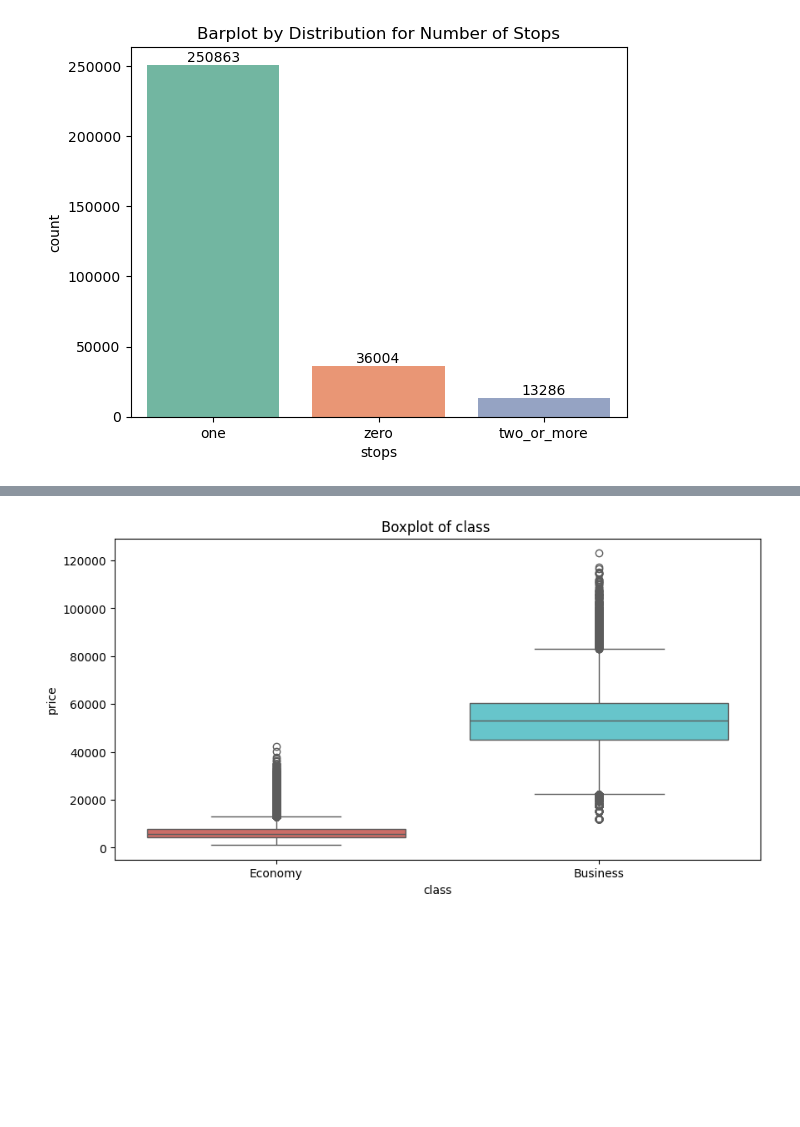
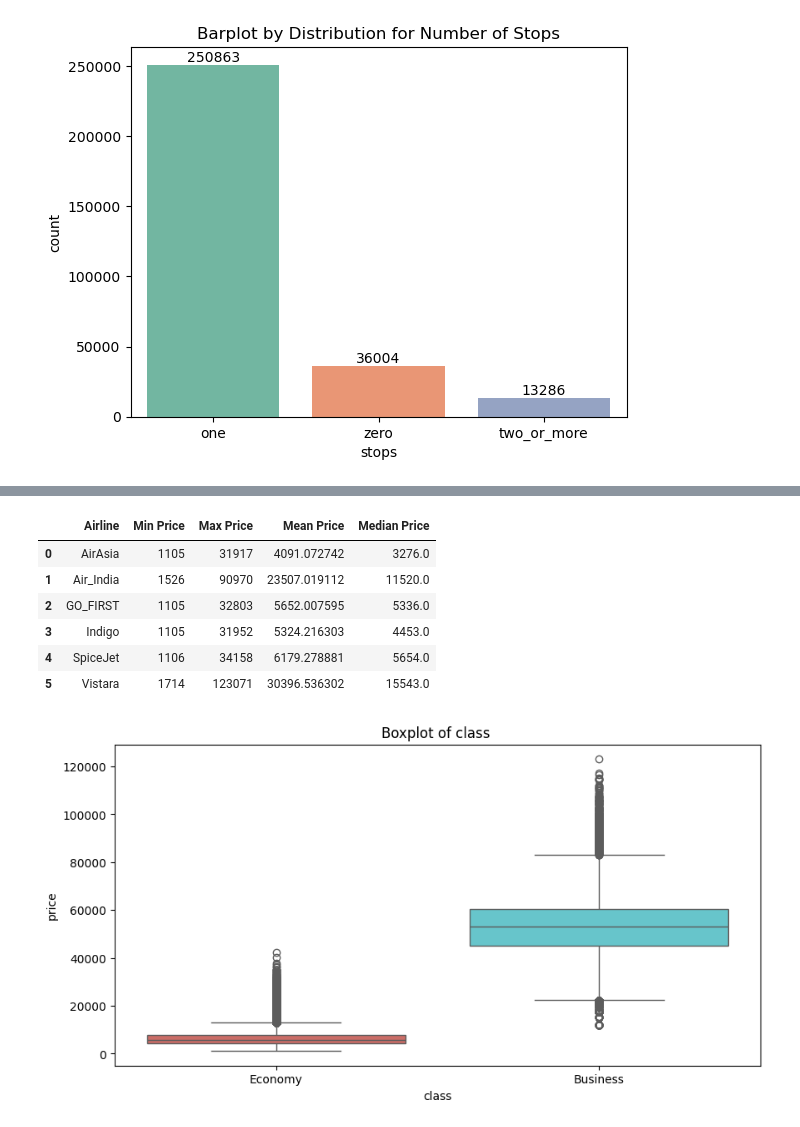
Before and after one commit to Aarzooj/CS343-Machine-Learning-Project, a Jupyter notebook: ML_midreport_EDA.ipynb, the cells around one changed output, grey strips where cells are left out. Drawn from its saved outputs; the diff is of its cells as text; code cells hidden in the pictures; blank space fills up the shorter version.

```diff
--- a/ML_midreport_EDA.ipynb
+++ b/ML_midreport_EDA.ipynb
@@ -158,3 +158,17 @@ plt.show()
+# %%
+
+price_summary = df.groupby('airline')['price'].agg(['min', 'max', 'mean', 'median']).reset_index()
+price_summary.columns = ['Airline', 'Min Price', 'Max Price', 'Mean Price', 'Median Price']
+# %%
+price_summary
+# %% [output]
+|  | Airline | Min Price | Max Price | Mean Price | Median Price |
+| 0 | AirAsia | 1105 | 31917 | 4091.072742 | 3276.0 |
+| 1 | Air_India | 1526 | 90970 | 23507.019112 | 11520.0 |
+| 2 | GO_FIRST | 1105 | 32803 | 5652.007595 | 5336.0 |
+| 3 | Indigo | 1105 | 31952 | 5324.216303 | 4453.0 |
+| 4 | SpiceJet | 1106 | 34158 | 6179.278881 | 5654.0 |
+| 5 | Vistara | 1714 | 123071 | 30396.536302 | 15543.0 |
 # %%
 plt.figure(figsize=(10, 5))
 sns.boxplot(x=df['class'], y="price", data=df, palette = 'hls')
```
Also changed, not shown: parts of 6 cells of this notebook.
